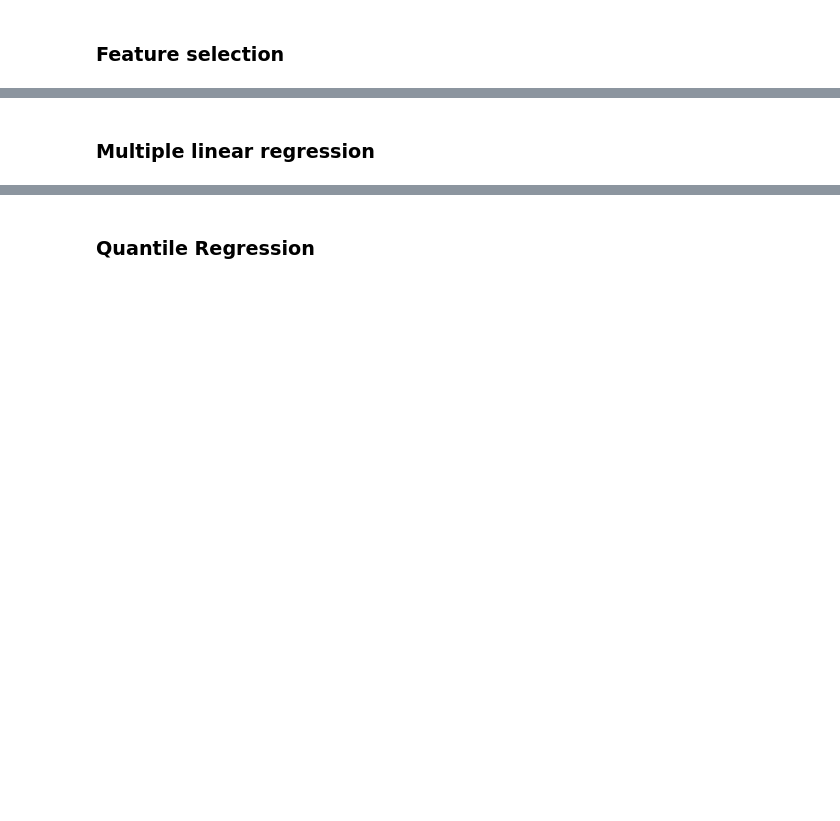
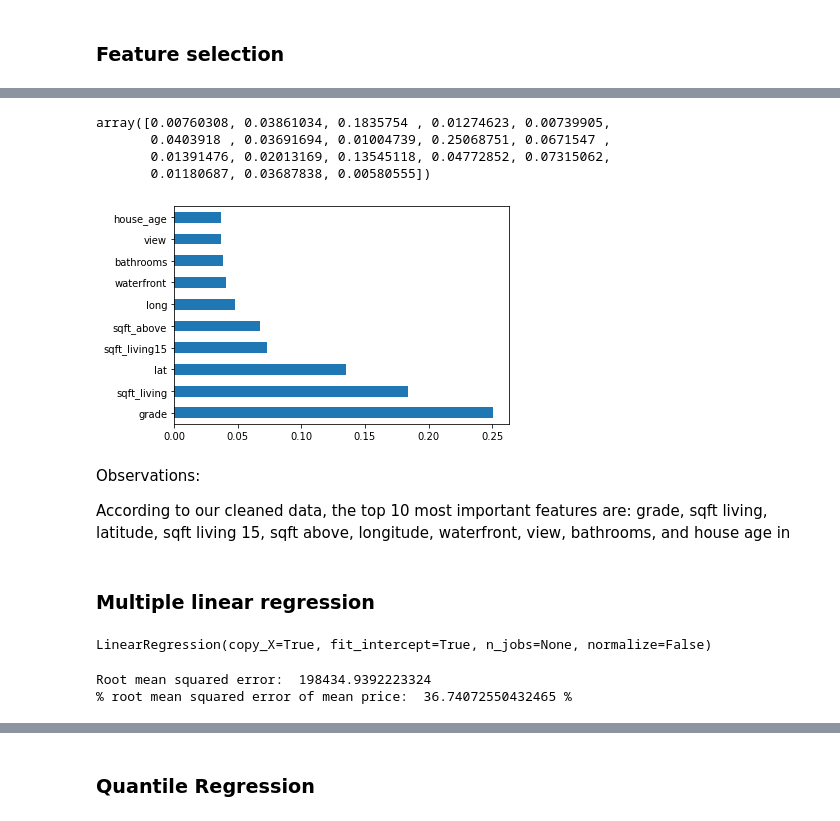
Before and after one commit to nchebet09/Naomi-s-Week-7-IP, a Jupyter notebook: Naomi's_Week_7_IP,_Moringa_School.ipynb, the cells around one changed output, grey strips where cells are left out. Drawn from its saved outputs; the diff is of its cells as text; code cells hidden in the pictures; blank space fills up the shorter version.

```diff
--- a/Naomi's_Week_7_IP,_Moringa_School.ipynb
+++ b/Naomi's_Week_7_IP,_Moringa_School.ipynb
@@ -901,0 +927,7 @@ cleaned_data.head()
+# %%
+# import extra trees regressor to help us in finding the most important features
+
+from sklearn.ensemble import ExtraTreesRegressor
+# features extraction
+model=ExtraTreesRegressor()
+model.fit(X,y)
@@ -902,2 +942,20 @@ cleaned_data.head()
+# %%
+model.feature_importances_
+# %% [output]
+array([0.00760308, 0.03861034, 0.1835754 , 0.01274623, 0.00739905,
+       0.0403918 , 0.03691694, 0.01004739, 0.25068751, 0.0671547 ,
+       0.01391476, 0.02013169, 0.13545118, 0.04772852, 0.07315062,
+       0.01180687, 0.03687838, 0.00580555])
+# %%
+# plotting important features. we will select top 10 features from our cleaned data
+feat_importances = pd.Series(model.feature_importances_, index = X.columns)
+feat_importances.nlargest(10).plot(kind='barh')
+plt.show()
+# %% [output]
+[figure, added]
+# %% [markdown]
+Observations:
+
+According to our cleaned data, the top 10 most important features are: grade, sqft living, latitude, sqft living 15, sqft above, longitude, waterfront, view, bathrooms, and house age in
 # %% [markdown]
 ### Multiple linear regression
@@ -903,0 +972,7 @@ cleaned_data.head()
+# %%
+# training the algorithm
+
+regressor = LinearRegression()
+regressor.fit(X_train, y_train)
+# %% [output]
+LinearRegression(copy_X=True, fit_intercept=True, n_jobs=None, normalize=False)
@@ -903,0 +983,16 @@ cleaned_data.head()
+# %%
+# evaluating the algorithm
+
+print('Root mean squared error: ', np.sqrt(metrics.mean_squared_error(y_pred, y_test)))
+
+# let us get the percentage of root mean squared error in comparison to mean price
+
+print('% root mean squared error of mean price: ',
+      (np.sqrt(metrics.mean_squared_error(y_pred, y_test)) / cleaned_data['price'].mean() * 100),'%')
+
+# comparing our results with the baseline model, this model with selected features is performing poorer than the baseline model
+# our numbers for the baseline model were: RMSE = 194855.79, and % root mean squared error of the mean price = 36.08%.
+# here the RMSE has increased to 198434 while % RMSE of the mean price has also gone up to 36.74. Baseline model is better so far.
+# %% [output]
+Root mean squared error:  198434.9392223324
+% root mean squared error of mean price:  36.74072550432465 %
```
Also changed, not shown: parts of 88 cells of this notebook.
